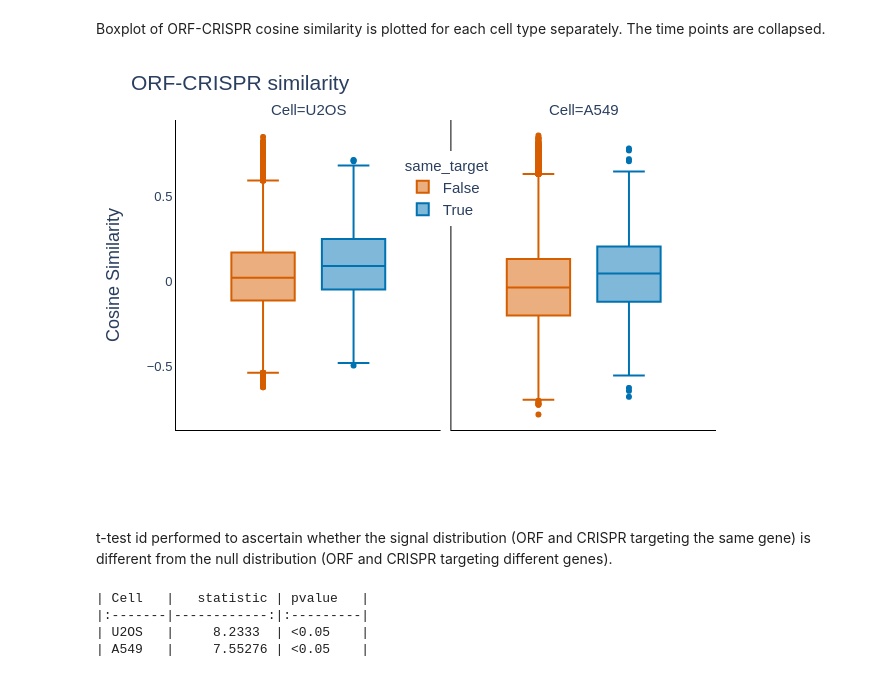
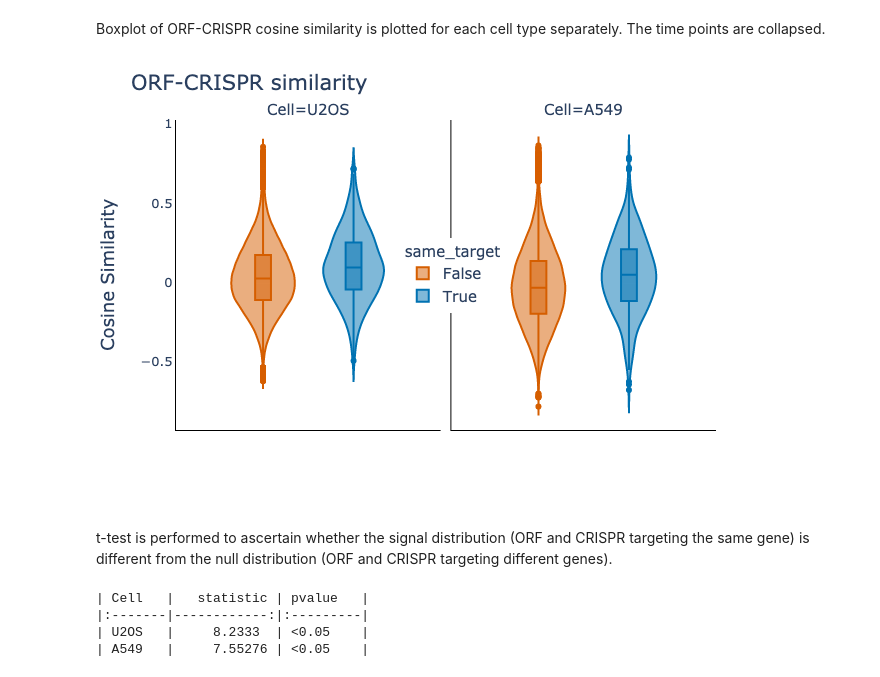
Before and after one commit to jump-cellpainting/2024_Chandrasekaran_NatureMethods, a Jupyter notebook: benchmark/5.visualize-similarities.ipynb, the cells around one changed output. Saved outputs shown, nothing was run; the diff lists cells and outputs as text; code cells hidden in the pictures.

Commit message:
Add new plot

```diff
--- a/benchmark/5.visualize-similarities.ipynb
+++ b/benchmark/5.visualize-similarities.ipynb
@@ -22,6 +22,7 @@ Cosine similarity between the consensus chemical and genetic perturbation profil
 # %%
 matching_df = pd.DataFrame()
 matching_statistic_df = pd.DataFrame()
+matching_1_statistic_df = pd.DataFrame()
 orf_crispr_matching_df = pd.DataFrame()
 orf_crispr_matching_statistic_df = pd.DataFrame()
 feature_to_group_by = "Metadata_broad_sample"
@@ -271,0 +276,24 @@ fig.write_image('figures/5.cosine_similarities_ntargets.png', width=640, height=
+# %%
+matching_df_n_1 = matching_df.query('n_targets==1')
+
+fig = px.violin(
+    matching_df_n_1,
+    y = 'cosine_sim',
+    color = 'Genetic_Perturbation',
+    facet_col = 'Cell',
+    color_discrete_map=color_discrete_map,
+    box=True
+)
+fig.update_layout(title='Compound-genetic perturbation similarity for n=1 target',
+    xaxis1=dict(linecolor = "#000000", tickfont=dict(size=13)),
+    xaxis2=dict(linecolor = "#000000", tickfont=dict(size=13)),
+    yaxis1=dict(title='Mean cosine similarity', linecolor = "#000000", tickfont=dict(size=13)),
+    yaxis2=dict(linecolor = "#000000"),
+    font=dict(size=15),
+    paper_bgcolor='rgba(0,0,0,0)',
+    plot_bgcolor='rgba(0,0,0,0)',
+    legend=dict(x=0.35, y=0.95, bgcolor="white")
+)
+fig.for_each_annotation(lambda a: a.update(text=a.text.replace("Genetic_Perturbation=", "")))
+fig.show("png")
+fig.write_image('figures/5.cosine_similarities_n1.png', width=640, height=480, scale=2)
@@ -271,0 +302,10 @@ fig.write_image('figures/5.cosine_similarities_ntargets.png', width=640, height=
+# %%
+for cell_type in matching_df_n_1.Cell.unique():
+    crispr_df = matching_df_n_1.query('Cell==@cell_type').query('Genetic_Perturbation=="CRISPR"')
+    orf_df = matching_df_n_1.query('Cell==@cell_type').query('Genetic_Perturbation=="ORF"')
+
+    ttest_2sample = sps.ttest_ind(crispr_df.cosine_sim.values, orf_df.cosine_sim.values)
+
+    matching_1_statistic_df = matching_1_statistic_df.append({'Cell': f'{cell_type}',
+                                                              'statistic': ttest_2sample.statistic,
+                                                              'pvalue': f'{utils.convert_pvalue(ttest_2sample.pvalue)}'}, ignore_index=True)
@@ -369,29 +416,30 @@ Computing ORF_48-CRISPR_96 matching in A549
 # %% [markdown]
 Boxplot of ORF-CRISPR cosine similarity is plotted for each cell type separately. The time points are collapsed.
 # %%
-fig = px.box(
+fig = px.violin(
     orf_crispr_matching_df,
     y = 'cosine_sim',
     color = 'same_target',
     facet_col = 'Cell',
-    color_discrete_map=color_discrete_map_null
+    color_discrete_map=color_discrete_map_null,
+    box=True
     )
 fig.update_layout(title='ORF-CRISPR similarity',
     xaxis1=dict(linecolor = "#000000", tickfont=dict(size=13)),
     xaxis2=dict(linecolor = "#000000", tickfont=dict(size=13)),
     yaxis1=dict(title='Cosine Similarity', linecolor = "#000000", tickfont=dict(size=13)),
     yaxis2=dict(linecolor = "#000000"),
     font=dict(size=15),
     paper_bgcolor='rgba(0,0,0,0)',
     plot_bgcolor='rgba(0,0,0,0)',
-    legend=dict(x=0.42, y=0.9, bgcolor="white")
+    legend=dict(x=0.42, y=0.5, bgcolor="white")
 )
 fig.show("png")
 fig.write_image('figures/5.orf_crispr_cosine_similarities.png', width=640, height=480, scale=2)
 # %% [output]
-[figure, old version]
+[figure, new version]
 # %% [markdown]
-t-test id performed to ascertain whether the signal distribution (ORF and CRISPR targeting the same gene) is different from the null distribution (ORF and CRISPR targeting different genes).
+t-test is performed to ascertain whether the signal distribution (ORF and CRISPR targeting the same gene) is different from the null distribution (ORF and CRISPR targeting different genes).
 # %%
 for cell_type in orf_crispr_matching_df.Cell.unique():
     cell_df = orf_crispr_matching_df.query('Cell==@cell_type').query('same_target==True')
```
Also changed, not shown: parts of 5 cells of this notebook, 9 other files.
